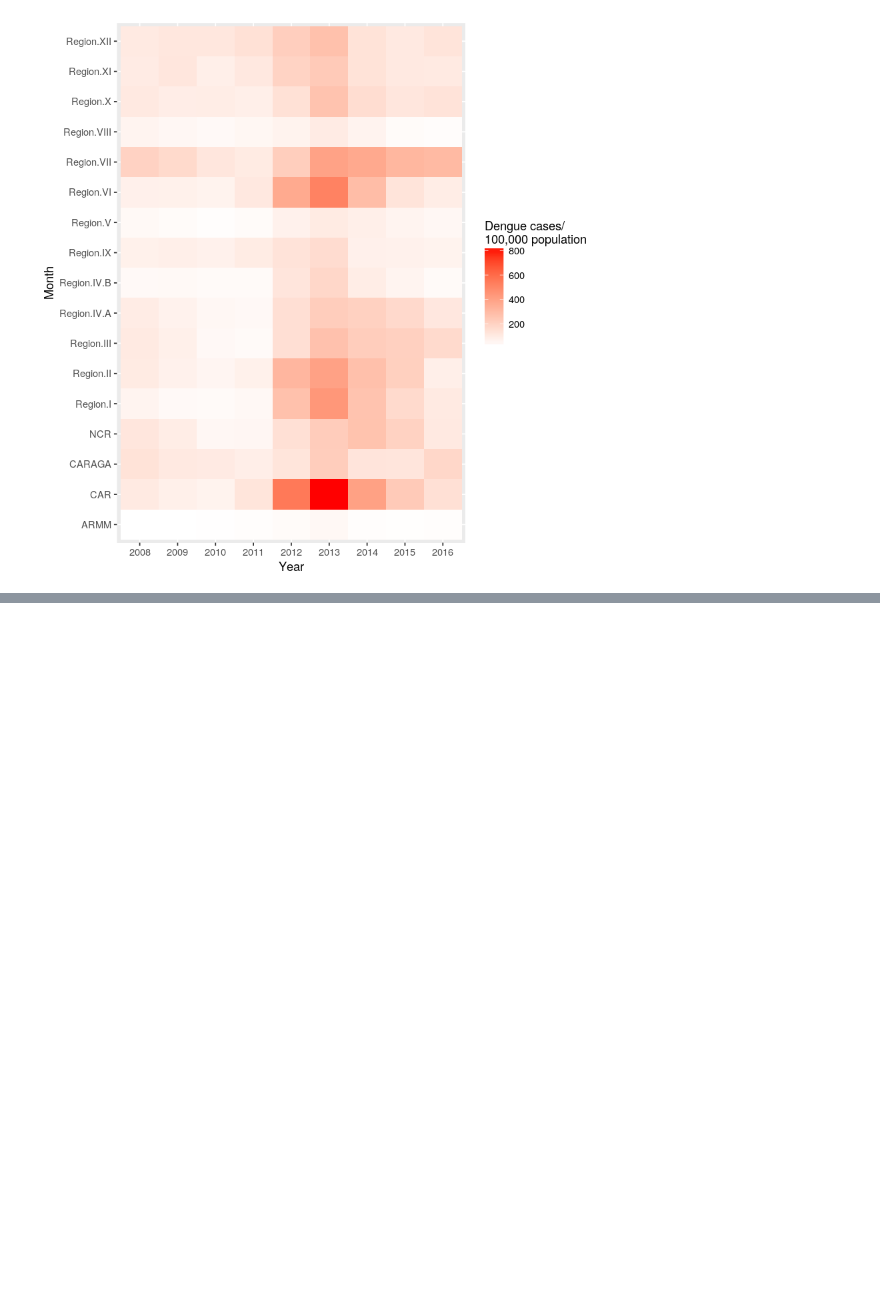
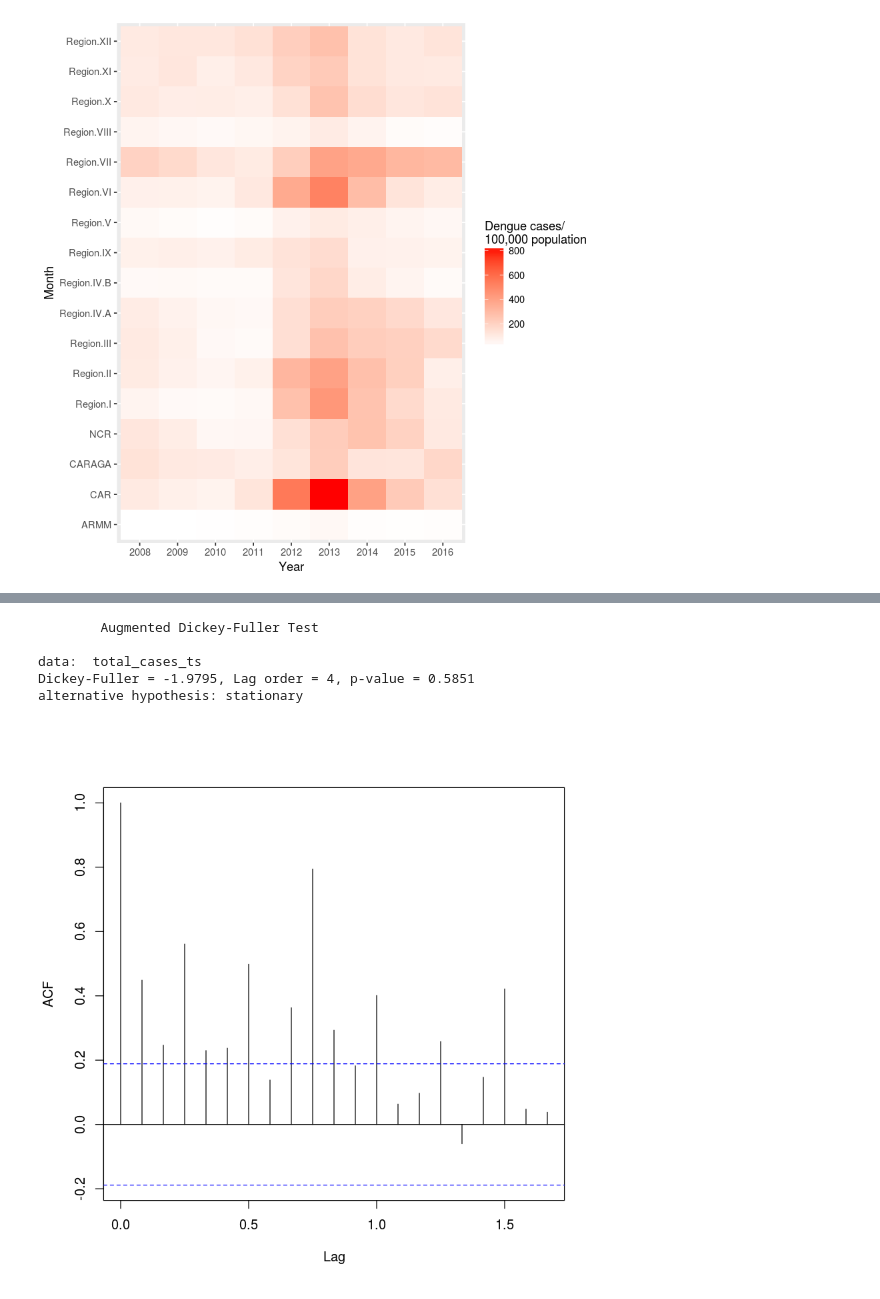
Before and after one commit to Janani2002/dengue_timeseries, a Jupyter notebook: Time Series Analysis for Dengue.ipynb, the cells around one changed output, grey strips where cells are left out. Saved outputs shown, nothing was run; the diff lists cells and outputs as text; code cells hidden in the pictures; blank space fills up the shorter version.

```diff
--- a/Time Series Analysis for Dengue.ipynb
+++ b/Time Series Analysis for Dengue.ipynb
@@ -133,0 +130,12 @@ plot(stl(total_cases_ts, s.window = "periodic"))
+# %%
+adf.test(total_cases_ts, alternative = "stationary")
+# %% [output]
+        Augmented Dickey-Fuller Test
+
+data:  total_cases_ts
+Dickey-Fuller = -1.9795, Lag order = 4, p-value = 0.5851
+alternative hypothesis: stationary
+# %%
+acf(total_cases_ts, main = "")
+# %% [output]
+[figure, added]
```
Also changed, not shown: parts of 12 cells of this notebook, 1 other file.
